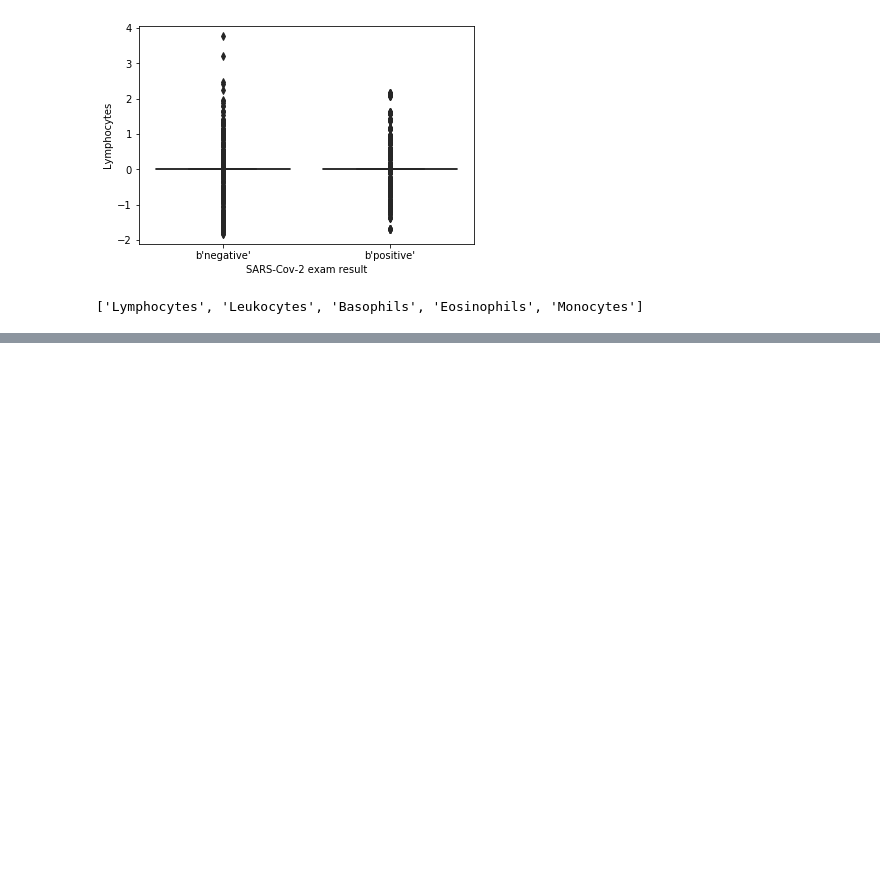
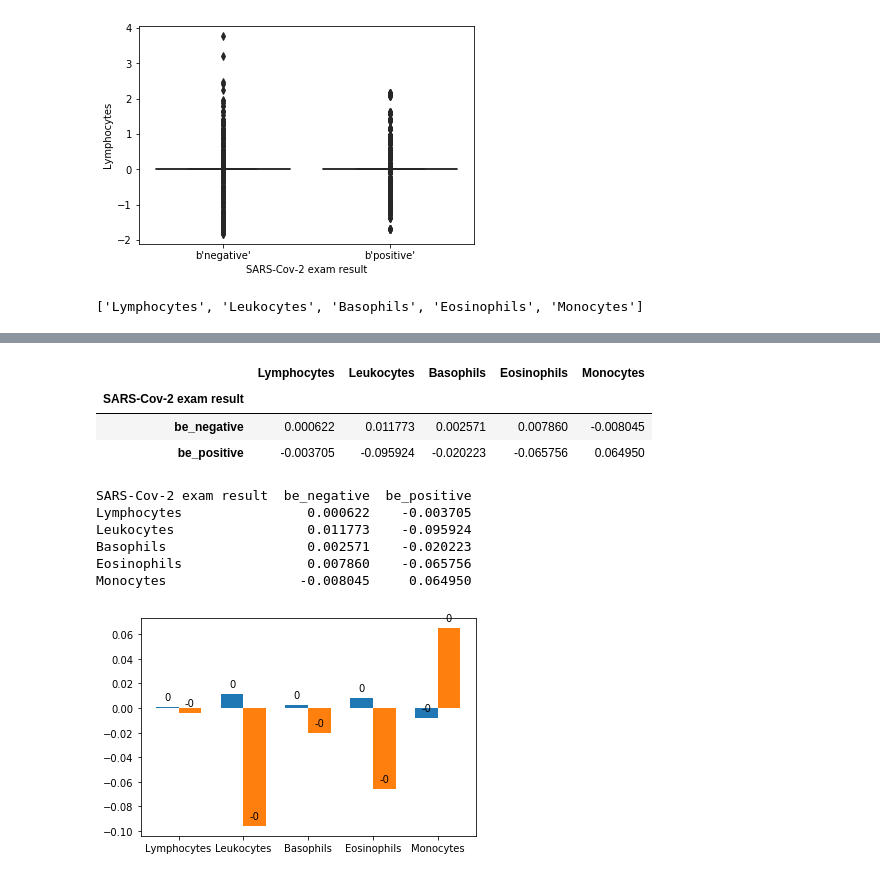
Before and after one commit to nawaritlk/Dataminig_Project_Visualization, a Jupyter notebook: realvisualization.ipynb, the cells around one changed output, grey strips where cells are left out. Saved outputs shown, nothing was run; the diff lists cells and outputs as text; code cells hidden in the pictures; blank space fills up the shorter version.

Commit message:
still making bar plot but to close

```diff
--- a/realvisualization.ipynb
+++ b/realvisualization.ipynb
@@ -101,0 +66,10 @@ TypeError: unhashable type: 'numpy.ndarray'
+# %%
+#balancedata['SARS-Cov-2 exam result'].replace({"b'negative'": "be_negative", "b'positive'": "be_positive"},inplace=True)
+data_result = balancedata[['SARS-Cov-2 exam result']]
+
+balancedata['SARS-Cov-2 exam result'].replace({b'negative':'be_negative',b'positive':'be_positive'}, inplace=True)
+#balancedata.replace(to_replace ="b'negative'", value ="be_negative")
+#balancedata.replace(to_replace ="b'positive'", value ="be_positive")
+balancedata
+#N = 20
+#c = ['hsl('+str(h)+',50%'+',50%)' for h in np.linspace(0, 360, N)] #color
@@ -101,0 +90,53 @@ TypeError: unhashable type: 'numpy.ndarray'
+# %%
+dataset = balancedata.groupby('SARS-Cov-2 exam result')[whiteBloodCell].mean()
+dataset
+# %% [output]
+|  | Lymphocytes | Leukocytes | Basophils | Eosinophils | Monocytes |
+| SARS-Cov-2 exam result |  |  |  |  |  |
+| be_negative | 0.000622 | 0.011773 | 0.002571 | 0.007860 | -0.008045 |
+| be_positive | -0.003705 | -0.095924 | -0.020223 | -0.065756 | 0.064950 |
+# %%
+indx = np.arange(len(whiteBloodCell))
+print(dataset.T)
+
+Lymphocytes_means_negative = list(dataset.T['be_negative'])
+Lymphocytes_means_positve = list(dataset.T['be_positive'])
+bar_width = 0.35
+fig, ax = plt.subplots()
+barLymphocytes_negative = ax.bar(indx - bar_width/2,Lymphocytes_means_negative,bar_width,Label ='be_negative')
+barLymphocytes_positive = ax.bar(indx + bar_width/2,Lymphocytes_means_positve,bar_width,Label ='be_posivtive')
+
+ax.set_xticks(indx)
+ax.set_xticklabels(whiteBloodCell)
+
+#ax.set_yticks()
+#ax.set_yticklabels(Patient)
+
+#ax.legend()
+
+for i in indx:
+    ax.annotate('{0:.0f}'.format(barLymphocytes_negative[i].get_height()),
+                xy=(barLymphocytes_negative[i].get_x() + barLymphocytes_negative[i].get_width() /2, barLymphocytes_negative[i].get_height()),
+                xytext=(0,5),
+                textcoords='offset points',
+                ha='center',
+                va='bottom'
+               )
+
+for i in indx:
+    ax.annotate('{0:.0f}'.format(barLymphocytes_positive[i].get_height()),
+                xy=(barLymphocytes_positive[i].get_x() + barLymphocytes_positive[i].get_width() /2, barLymphocytes_positive[i].get_height()),
+                xytext=(0,5),
+                textcoords='offset points',
+                ha='center',
+                va='bottom'
+               )
+plt.show()
+# %% [output]
+SARS-Cov-2 exam result  be_negative  be_positive
+Lymphocytes                0.000622    -0.003705
+Leukocytes                 0.011773    -0.095924
+Basophils                  0.002571    -0.020223
+Eosinophils                0.007860    -0.065756
+Monocytes                 -0.008045     0.064950
+[figure, added]
```
Also changed, not shown: parts of 8 cells of this notebook, 2 other files.
